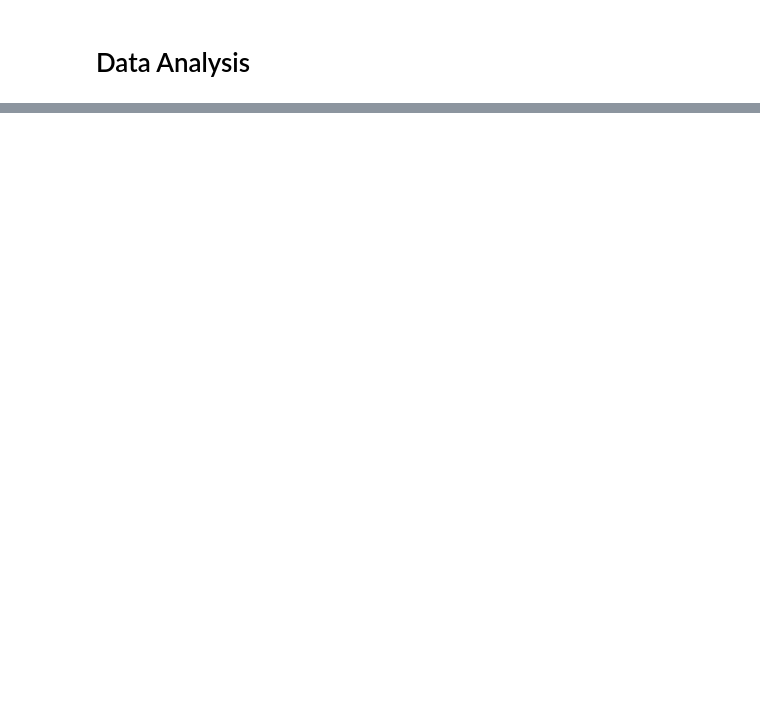
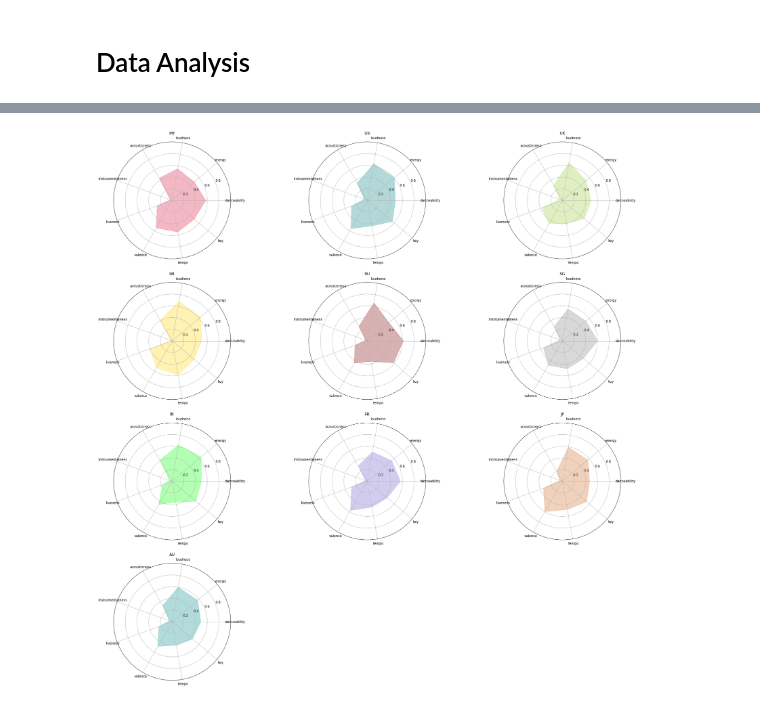
Before and after one commit to anthonyxavier64/IS3107_Team_1, a Jupyter notebook: bigquery_connection+analysis.ipynb, the cells around one changed output, grey strips where cells are left out. Saved outputs shown, nothing was run; the diff lists cells and outputs as text; code cells hidden in the pictures; blank space fills up the shorter version.

```diff
--- a/bigquery_connection+analysis.ipynb
+++ b/bigquery_connection+analysis.ipynb
@@ -138,0 +175,14 @@ for country in country_list:
+# %%
+color = ['crimson', 'teal', 'yellowgreen', 'gold', 'maroon', 'gray', 'lime', 'slateblue', 'chocolate', 'darkcyan']
+plt.rcParams['figure.figsize'] = (30,30)
+
+# for loop to plot audio feature profiles for each country's top playlist
+for i, country in enumerate(country_list):
+  countryselected_df = df[df['country']==country]
+  ax = plt.subplot(4,3,int(i+1), polar='True')
+  ax.title.set_text(country)
+  radar_chart(countryselected_df,color[i])
+
+plt.show()
+# %% [output]
+[figure, added]
```
Also changed, not shown: parts of 10 cells of this notebook.
